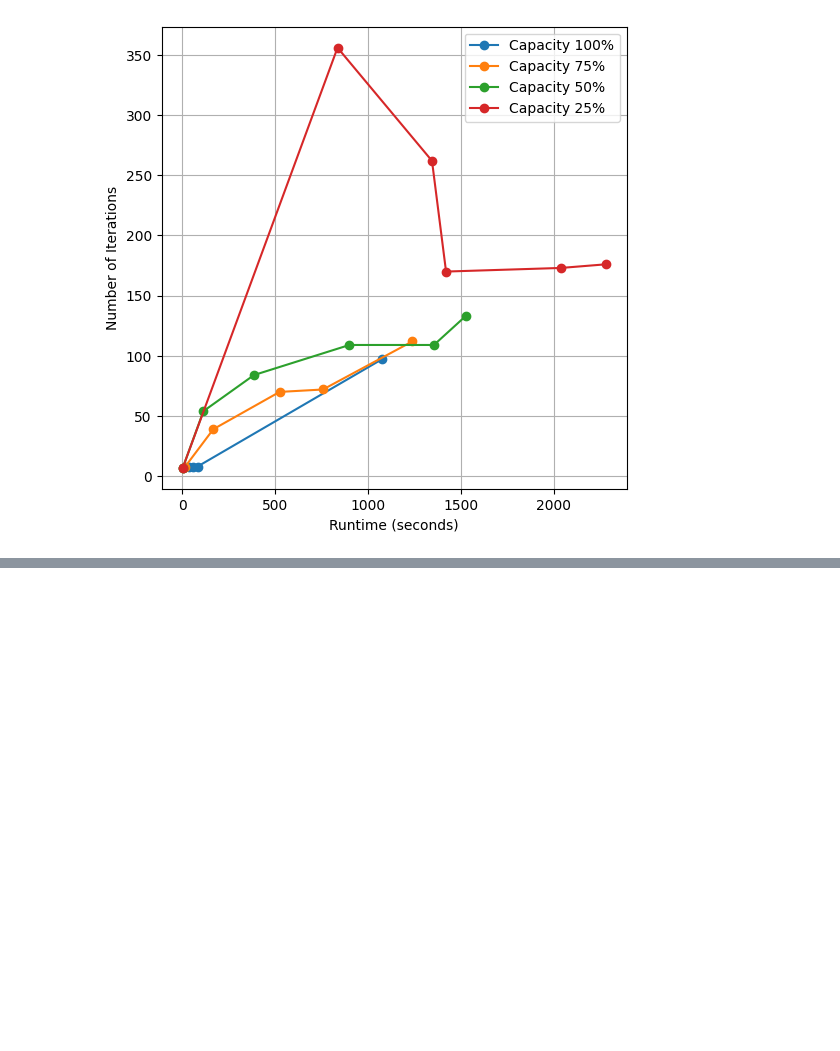
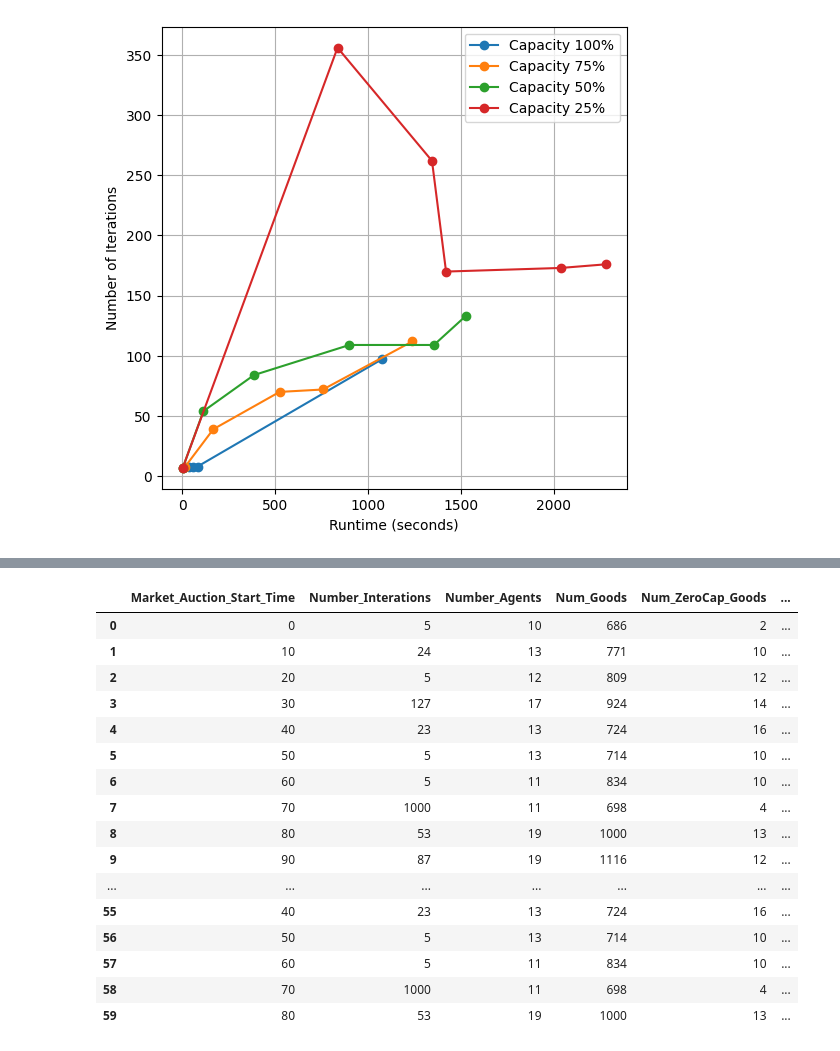
Before and after one commit to sastry-group/Mechanism-Design-for-AAM, a Jupyter notebook: ic/fisher/Fisher_data_reader.ipynb, the cells around one changed output, grey strips where cells are left out. Saved outputs shown, nothing was run; the diff lists cells and outputs as text; code cells hidden in the pictures; blank space fills up the shorter version.

```diff
--- a/ic/fisher/Fisher_data_reader.ipynb
+++ b/ic/fisher/Fisher_data_reader.ipynb
@@ -307,48 +314,45 @@ Reading the files with Market Iterations: These are for multiple files and a fix
 # %%
-current_dir = os.getcwd()
-parent_folder = os.path.abspath(os.path.join(current_dir, ".."))
-
-file_list = [
-    "toulouse_case_cap4_updated_fisher_b-50.0_agents5_dval40.0_outval1.0_pout1.0_freq30.0_pbound3000.0_receding_20250214_094310",
-    "toulouse_case_cap4_updated_fisher_b-50.0_agents6_dval40.0_outval1.0_pout1.0_freq30.0_pbound3000.0_receding_20250216_103847",
-    "toulouse_case_cap4_updated_fisher_b-50.0_agents7_dval40.0_outval1.0_pout1.0_freq30.0_pbound3000.0_receding_20250216_103947",
-    "toulouse_case_cap4_updated_fisher_b-50.0_agents8_dval40.0_outval1.0_pout1.0_freq30.0_pbound3000.0_receding_20250216_104044",
-    "toulouse_case_cap4_updated_fisher_b-50.0_agents9_dval40.0_outval1.0_pout1.0_freq30.0_pbound3000.0_receding_20250216_104230",
-    "toulouse_case_cap4_updated_fisher_b-50.0_agents10_dval40.0_outval1.0_pout1.0_freq30.0_pbound3000.0_receding_20250214_094549",
-    "toulouse_case_cap4_updated_fisher_b-50.0_agents11_dval40.0_outval1.0_pout1.0_freq30.0_pbound3000.0_receding_20250216_104712",
-    "toulouse_case_cap4_updated_fisher_b-50.0_agents12_dval40.0_outval1.0_pout1.0_freq30.0_pbound3000.0_receding_20250216_105524",
-    "toulouse_case_cap4_updated_fisher_b-50.0_agents13_dval40.0_outval1.0_pout1.0_freq30.0_pbound3000.0_receding_20250216_110417",
-    "toulouse_case_cap4_updated_fisher_b-50.0_agents14_dval40.0_outval1.0_pout1.0_freq30.0_pbound3000.0_receding_20250216_111839",
-    "toulouse_case_cap4_updated_fisher_b-50.0_agents15_dval40.0_outval1.0_pout1.0_freq30.0_pbound3000.0_receding_20250214_100800",
-    "toulouse_case_cap4_updated_fisher_b-50.0_agents16_dval40.0_outval1.0_pout1.0_freq30.0_pbound3000.0_receding_20250216_113033",
-    "toulouse_case_cap4_updated_fisher_b-50.0_agents17_dval40.0_outval1.0_pout1.0_freq30.0_pbound3000.0_receding_20250216_114352",
-    "toulouse_case_cap4_updated_fisher_b-50.0_agents18_dval40.0_outval1.0_pout1.0_freq30.0_pbound3000.0_receding_20250216_115829",
-    "toulouse_case_cap4_updated_fisher_b-50.0_agents19_dval40.0_outval1.0_pout1.0_freq30.0_pbound3000.0_receding_20250216_121327",
-    "toulouse_case_cap4_updated_fisher_b-50.0_agents20_dval40.0_outval1.0_pout1.0_freq30.0_pbound3000.0_receding_20250216_122848",
-]
-
-
 df_list = []
-
-for file in file_list:
+df_method = []
+for file in folder_list:
     folder_path = os.path.join(parent_folder, "results", file, "results")
     csv_file_path = os.path.join(folder_path, 'market_performance_table.csv')
 
     try:
         df_csv = pd.read_csv(csv_file_path)
         df_csv["File"] = file  # column to track file origin
-        n_agents = int(file.split('_agents')[1].split('_')[0])
+        match = re.search(r"beta-method-([^\s_]+)", file)
+        beta_method = match.group(1) if match else "Unknown"
+        df_csv["Beta_Method"] = beta_method  # Add beta-method as a column
         df_list.append(df_csv)
     except FileNotFoundError:
         print(f"File not found: {csv_file_path}")
     except pd.errors.EmptyDataError:
         print(f"File is empty: {csv_file_path}")
 
 # Concatenate all DataFrames
 pd.set_option('display.max_rows', None)
+
 if df_list:
     combined_df = pd.concat(df_list, ignore_index=True)
-    # display(combined_df.head())
     display(combined_df)
 else:
     print("No data was loaded.")
+# %% [output]
+|  | Market_Auction_Start_Time | Number_Interations | Number_Agents | Num_Goods | Num_ZeroCap_Goods | ... |
+| 0 | 0 | 5 | 10 | 686 | 2 | ... |
+| 1 | 10 | 24 | 13 | 771 | 10 | ... |
+| 2 | 20 | 5 | 12 | 809 | 12 | ... |
+| 3 | 30 | 127 | 17 | 924 | 14 | ... |
+| 4 | 40 | 23 | 13 | 724 | 16 | ... |
+| 5 | 50 | 5 | 13 | 714 | 10 | ... |
+| 6 | 60 | 5 | 11 | 834 | 10 | ... |
+| 7 | 70 | 1000 | 11 | 698 | 4 | ... |
+| 8 | 80 | 53 | 19 | 1000 | 13 | ... |
+| 9 | 90 | 87 | 19 | 1116 | 12 | ... |
+| ... | ... | ... | ... | ... | ... | ... |
+| 55 | 40 | 23 | 13 | 724 | 16 | ... |
+| 56 | 50 | 5 | 13 | 714 | 10 | ... |
+| 57 | 60 | 5 | 11 | 834 | 10 | ... |
+| 58 | 70 | 1000 | 11 | 698 | 4 | ... |
+| 59 | 80 | 53 | 19 | 1000 | 13 | ... |
```
Also changed, not shown: parts of 6 cells of this notebook, 5 other files.
